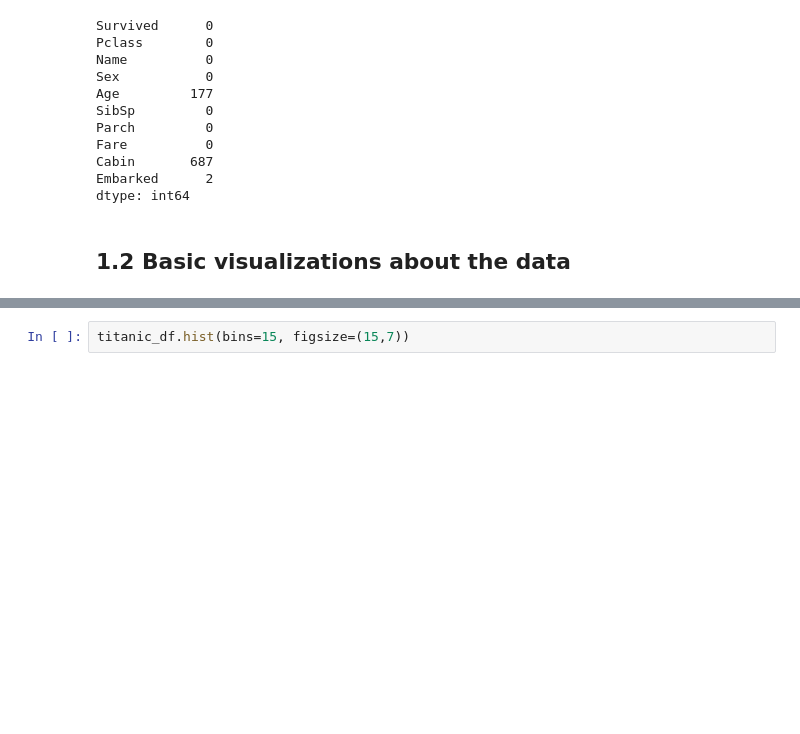
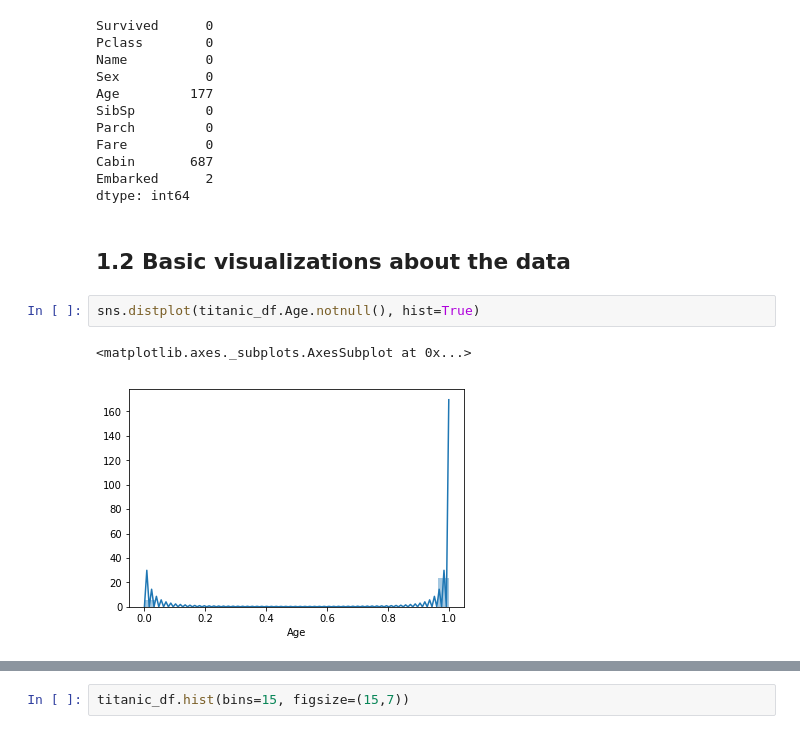
Before and after one commit to waficf/Python_Data_Training, a Jupyter notebook: The Titanic Predictive Model.ipynb, the cells around one changed output, grey strips where cells are left out. Saved outputs shown, nothing was run; the diff lists cells and outputs as text; blank space fills up the shorter version.

```diff
--- a/The Titanic Predictive Model.ipynb
+++ b/The Titanic Predictive Model.ipynb
@@ -148,4 +172,9 @@ Embarked      2
 dtype: int64
 # %% [markdown]
 ## 1.2 Basic visualizations about the data
+# %%
+sns.distplot(titanic_df.Age.notnull(), hist=True)
+# %% [output]
+<matplotlib.axes._subplots.AxesSubplot at 0x...>
+[figure, added]
 # %%
```
Also changed, not shown: parts of 4 cells of this notebook, 1 other file.
